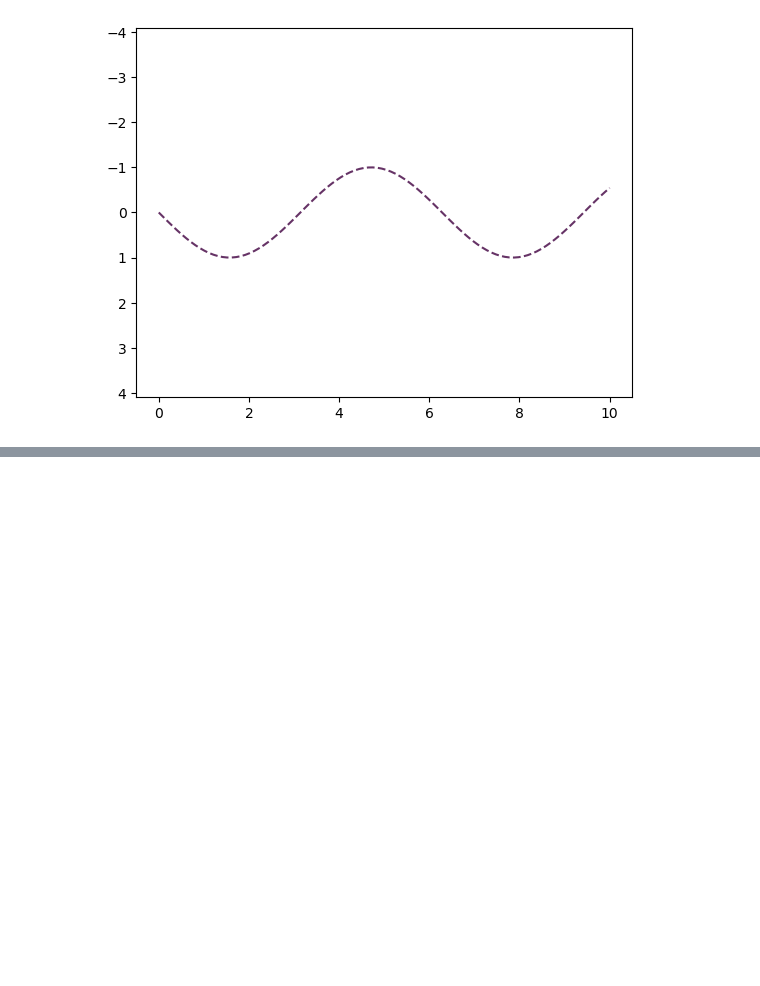
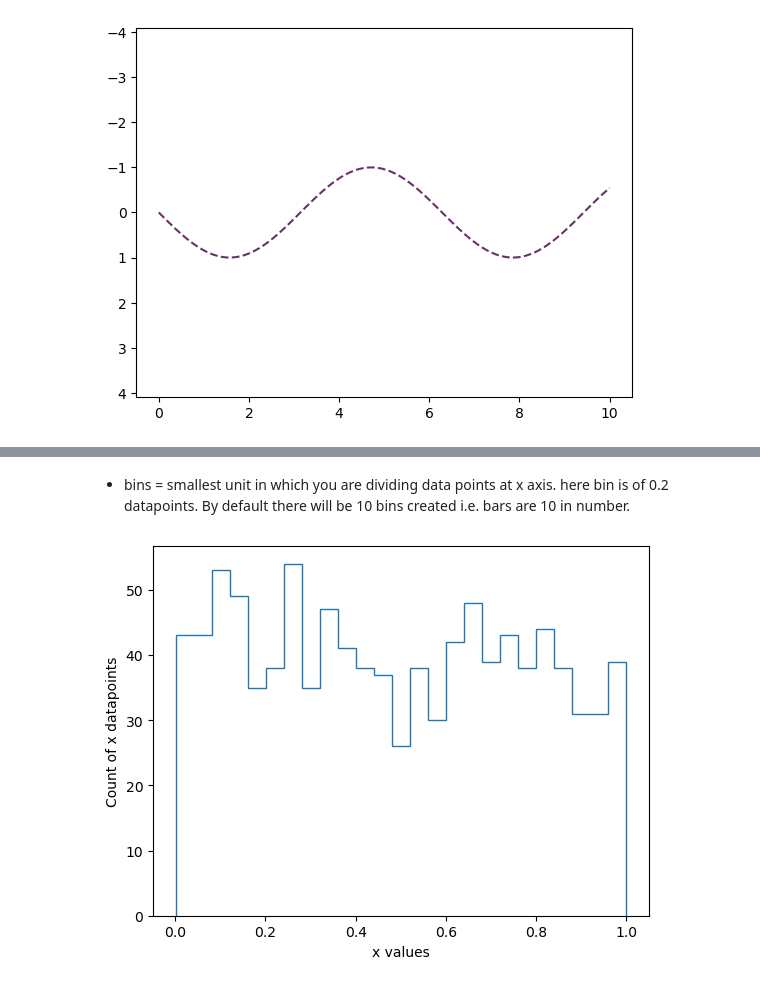
Before and after one commit to pragya-sharma11/DS-Assignments, a Jupyter notebook: Revision Notes/Visualization_by_python.ipynb, the cells around one changed output, grey strips where cells are left out. Saved outputs shown, nothing was run; the diff lists cells and outputs as text; code cells hidden in the pictures; blank space fills up the shorter version.

```diff
--- a/Revision Notes/Visualization_by_python.ipynb
+++ b/Revision Notes/Visualization_by_python.ipynb
@@ -185,0 +244,9 @@ plt.show()
+# %% [markdown]
+* bins = smallest unit in which you are dividing data points at x axis. here bin is of 0.2 datapoints. By default there will be 10 bins created i.e. bars are 10 in number.
+# %%
+plt.hist(data,bins = 25, histtype='step')
+plt.xlabel('x values')
+plt.ylabel('Count of x datapoints')
+plt.show() # It is best practice to write this line, although without this line, code works
+# %% [output]
+[figure, added]
```
Also changed, not shown: parts of 16 cells of this notebook.
